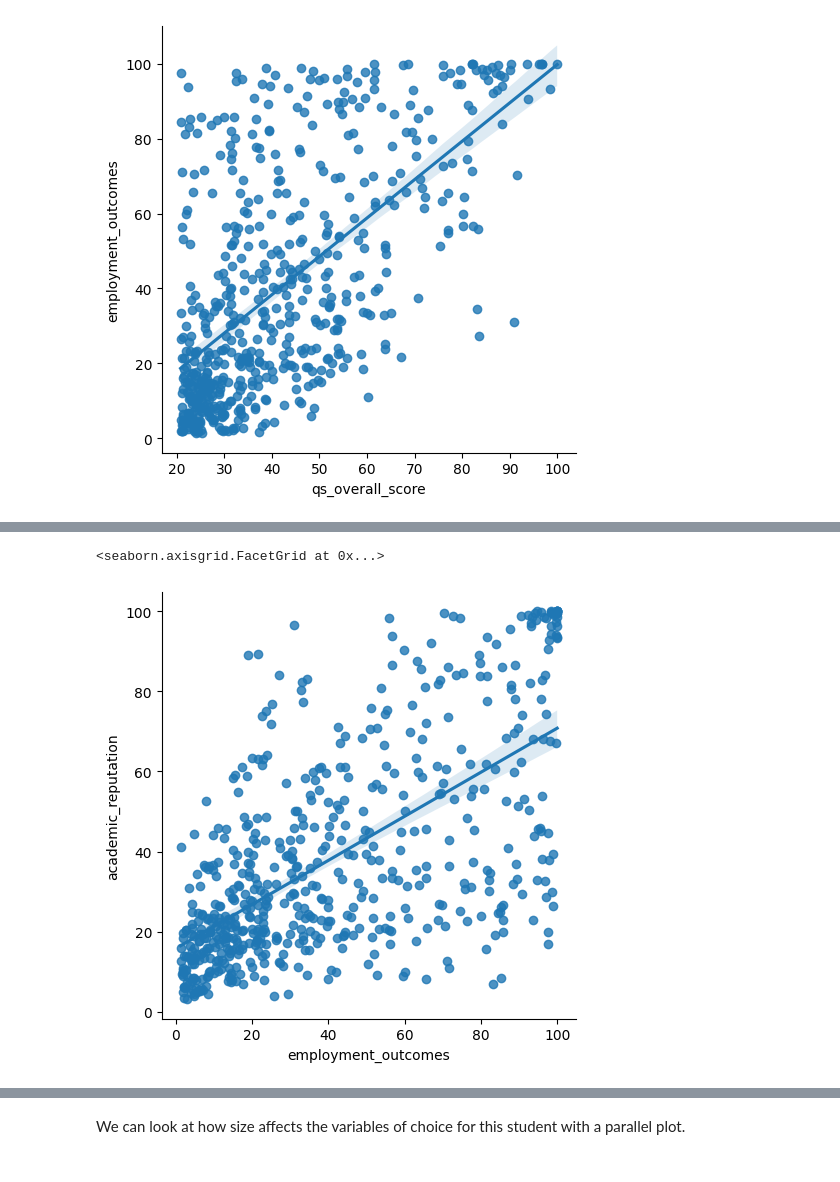
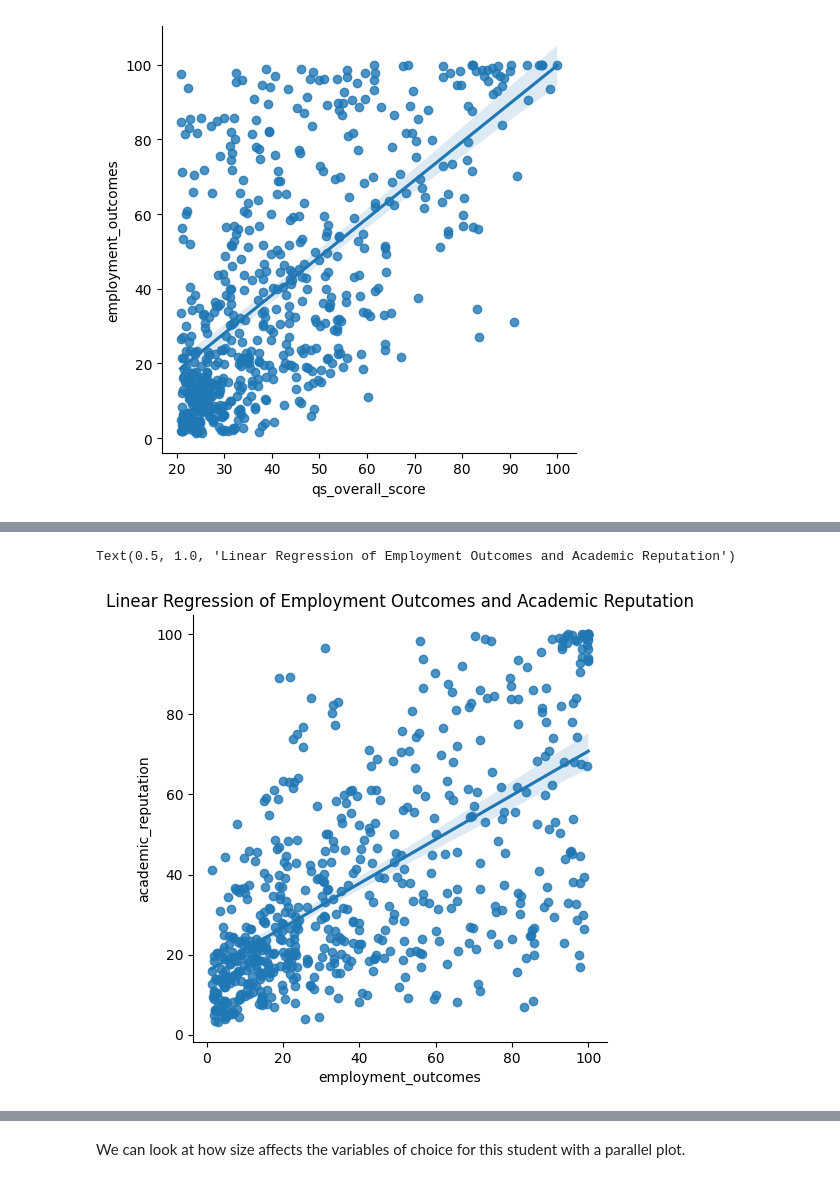
Before and after one commit to thezachdrake/UMD-INST760-Summer2024, a Jupyter notebook: notebooks/McNair-Notebook.ipynb, the cells around one changed output, grey strips where cells are left out. Cells and saved outputs as stored; diff of their text form; code cells hidden in the pictures.

Commit message:
add titles and commentary on plots, remove less fitting plots

```diff
--- a/notebooks/McNair-Notebook.ipynb
+++ b/notebooks/McNair-Notebook.ipynb
@@ -167,7 +167,10 @@ sns.lmplot(data=df_corr_num, x="qs_overall_score", y="employer_reputation")
 # %%
 sns.lmplot(data=df_corr_num, x="employment_outcomes", y="academic_reputation")
+
+#title
+plt.title("Linear Regression of Employment Outcomes and Academic Reputation")
 # %% [output]
-<seaborn.axisgrid.FacetGrid at 0x...>
+Text(0.5, 1.0, 'Linear Regression of Employment Outcomes and Academic Reputation')
-[figure, old version]
+[figure, new version]
 # %%
 sns.lmplot(data=df_corr_num, x="employer_reputation", y="academic_reputation")
```
Also changed, not shown: parts of 15 cells of this notebook.
